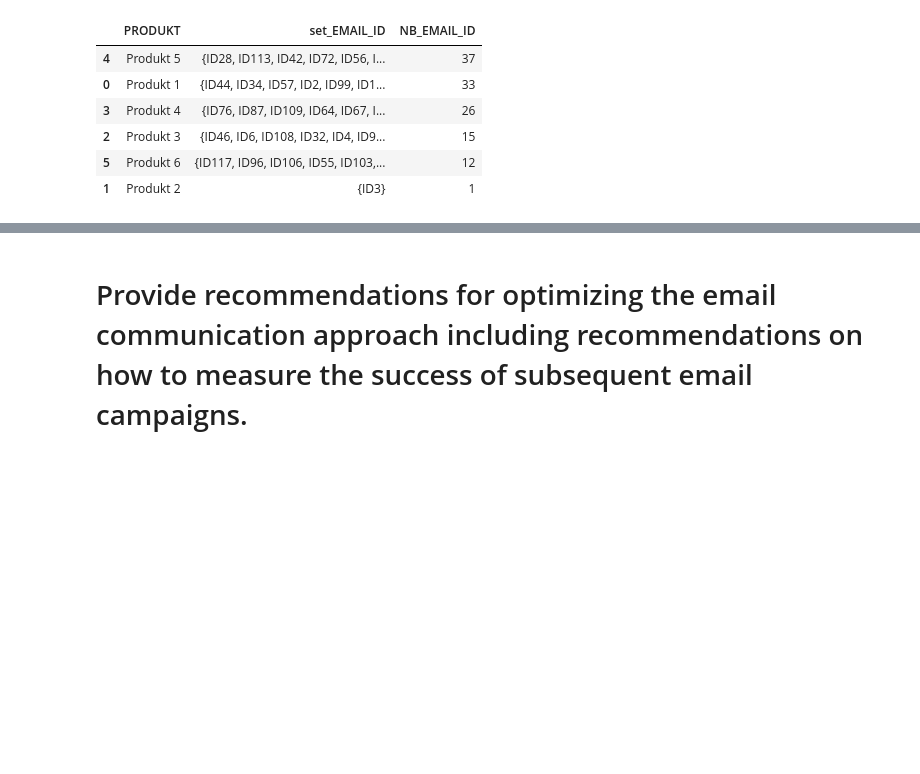
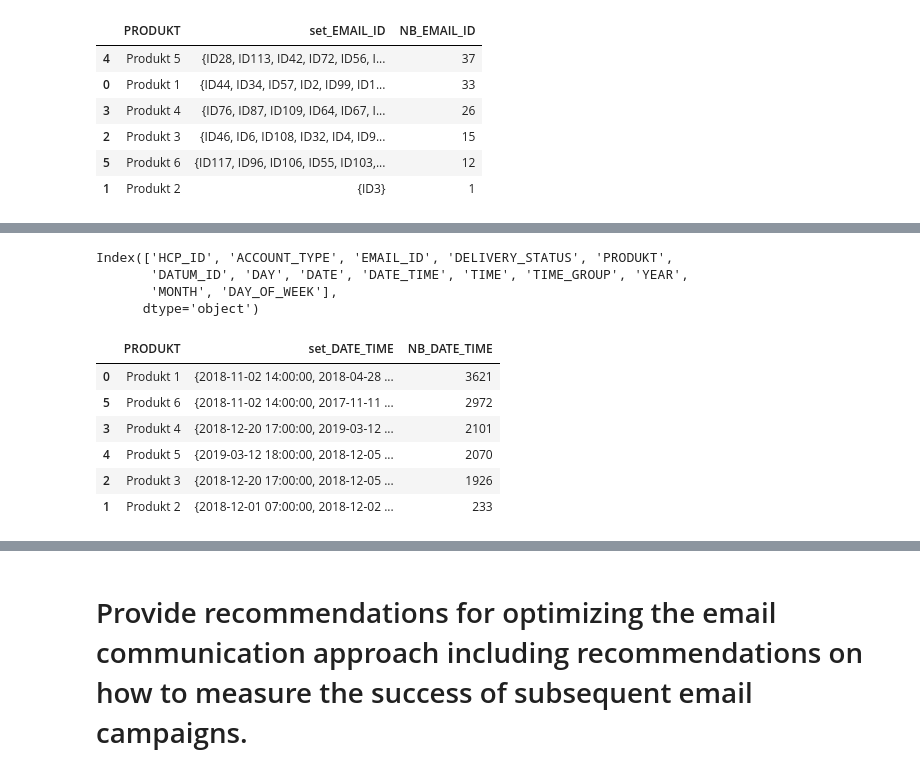
Before and after one commit to ck-unifr/analysis_email_performance, a Jupyter notebook: analysis_email_performance.ipynb, the cells around one changed output, grey strips where cells are left out. Cells and saved outputs as stored; diff of their text form; code cells hidden in the pictures; blank space fills up the shorter version.

```diff
--- a/analysis_email_performance.ipynb
+++ b/analysis_email_performance.ipynb
@@ -400,0 +447,26 @@ group_product
+# %%
+df.columns
+# %% [output]
+Index(['HCP_ID', 'ACCOUNT_TYPE', 'EMAIL_ID', 'DELIVERY_STATUS', 'PRODUKT',
+       'DATUM_ID', 'DAY', 'DATE', 'DATE_TIME', 'TIME', 'TIME_GROUP', 'YEAR',
+       'MONTH', 'DAY_OF_WEEK'],
+      dtype='object')
+# %%
+def get_nb_dates(row):
+    return len(row['set_DATE_TIME'])
+
+group_product = df.groupby(['PRODUKT'])['DATE_TIME'].apply(set).reset_index(name='set_DATE_TIME')
+
+group_product['NB_DATE_TIME'] = group_product.apply(get_nb_dates, axis=1)
+
+group_product.sort_values(by='NB_DATE_TIME', ascending=False, inplace=True)
+# %%
+group_product
+# %% [output]
+|  | PRODUKT | set_DATE_TIME | NB_DATE_TIME |
+| 0 | Produkt 1 | {2018-11-02 14:00:00, 2018-04-28 ... | 3621 |
+| 5 | Produkt 6 | {2018-11-02 14:00:00, 2017-11-11 ... | 2972 |
+| 3 | Produkt 4 | {2018-12-20 17:00:00, 2019-03-12 ... | 2101 |
+| 4 | Produkt 5 | {2019-03-12 18:00:00, 2018-12-05 ... | 2070 |
+| 2 | Produkt 3 | {2018-12-20 17:00:00, 2018-12-05 ... | 1926 |
+| 1 | Produkt 2 | {2018-12-01 07:00:00, 2018-12-02 ... | 233 |
```
Also changed, not shown: parts of 13 cells of this notebook.
